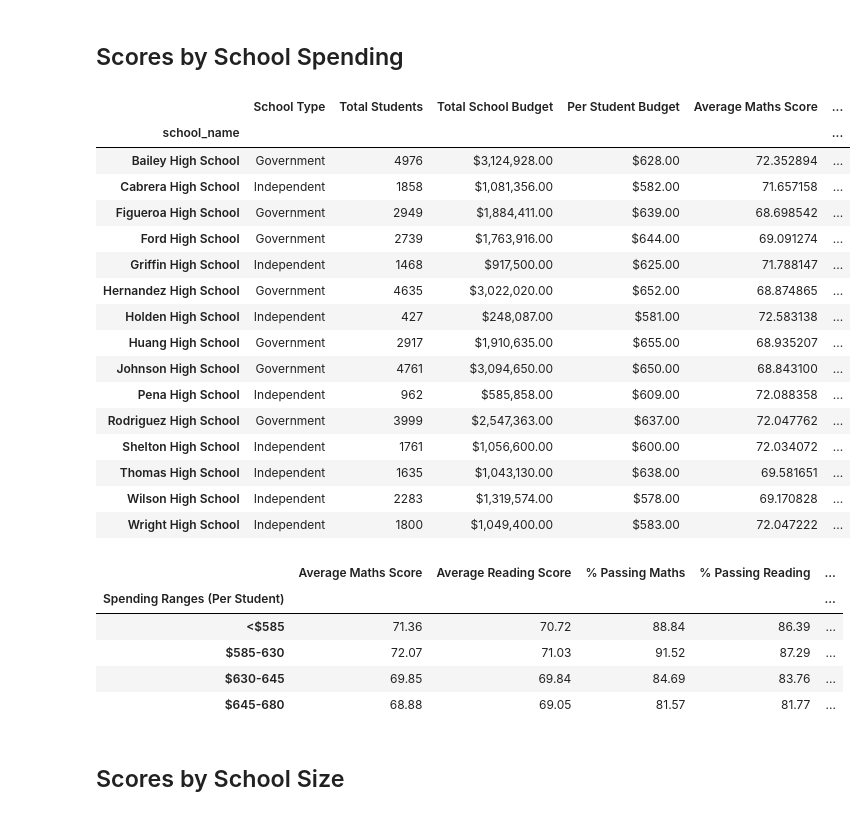
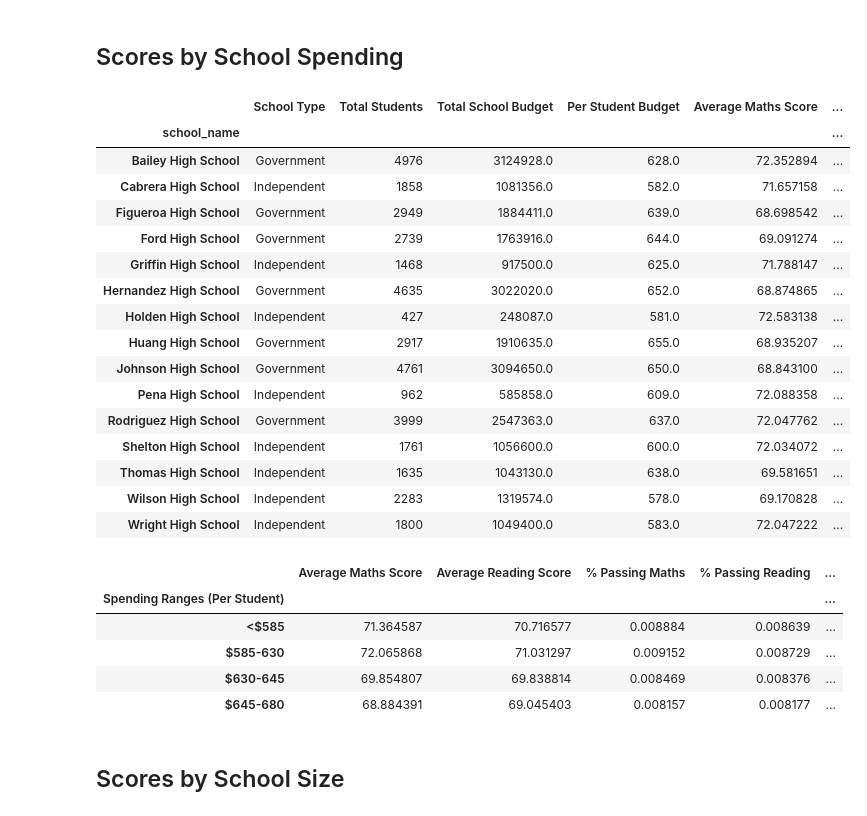
Before and after one commit to RafiPratomo/pandas-challenge, a Jupyter notebook: PyCitySchools_starter.ipynb, the cells around one changed output. Cells and saved outputs as stored; diff of their text form; code cells hidden in the pictures.

```diff
--- a/PyCitySchools_starter.ipynb
+++ b/PyCitySchools_starter.ipynb
@@ -73,7 +142,9 @@ per_school_reading =
 # %%
 # Get the students who passed maths and passed reading by creating separate filtered DataFrames from school_data_complete.
-school_passing_maths =
-school_passing_reading =
+school_passing_maths =  school_data_complete[school_data_complete["maths_score"] >= 50]
+school_passing_reading = school_data_complete[school_data_complete["reading_score"] >= 50]
 
 # Get the students who passed both reading and maths in a separate DataFrame from school_data_complete.
-passing_maths_and_reading =
+passing_maths_and_reading = school_data_complete[
+    (school_data_complete["maths_score"] >= 50) & (school_data_complete["reading_score"] >= 50)
+]
@@ -85,10 +151,25 @@ overall_passing_rate =
+# %%
+#  Calculate the Percentage Pass Rates
+per_school_passing_maths = school_passing_maths.groupby("school_name").count()["Student ID"] / (per_school_summary["Total Students"] * 100)
+per_school_passing_reading = school_passing_reading.groupby("school_name").count()["Student ID"] / (per_school_summary["Total Students"] * 100)
+overall_passing_rate = passing_maths_and_reading.groupby("school_name").count()["Student ID"] / (per_school_summary["Total Students"] * 100)
 # %%
 # Convert to DataFrame
-per_school_summary =
+per_school_summary = pd.DataFrame({
+    "School Type": school_types,
+    "Total Students": per_school_counts,
+    "Total School Budget": per_school_budget,
+    "Per Student Budget": per_school_capita,
+    "Average Maths Score": per_school_maths,
+    "Average Reading Score": per_school_reading,
+    "% Passing Maths": per_school_passing_maths,
+    "% Passing Reading": per_school_passing_reading,
+    "% Overall Passing": overall_passing_rate
+})
 
 # Formatting
-per_school_summary["Total School Budget"] = per_school_summary["Total School Budget"].map("${:,.2f}".format)
-per_school_summary["Per Student Budget"] = per_school_summary["Per Student Budget"].map("${:,.2f}".format)
+#per_school_summary["Total School Budget"] = per_school_summary["Total School Budget"].map("${:,.2f}".format)
+#per_school_summary["Per Student Budget"] = per_school_summary["Per Student Budget"].map("${:,.2f}".format)
 
 # Display the DataFrame
 per_school_summary
@@ -230,25 +321,25 @@ group_names = ["<$585", "$585-630", "$630-645", "$645-680"]
 school_spending_df = per_school_summary
 # %%
 # Categorise spending based on the bins.
-school_spending_df["Spending Ranges (Per Student)"] =
+school_spending_df["Spending Ranges (Per Student)"] = pd.cut(school_spending_df["Per Student Budget"], spending_bins, labels=group_names, include_lowest=True)
 school_spending_df
 # %% [output]
 |  | School Type | Total Students | Total School Budget | Per Student Budget | Average Maths Score | ... |
 | school_name |  |  |  |  |  | ... |
-| Bailey High School | Government | 4976 | $3,124,928.00 | $628.00 | 72.352894 | ... |
-| Cabrera High School | Independent | 1858 | $1,081,356.00 | $582.00 | 71.657158 | ... |
-| Figueroa High School | Government | 2949 | $1,884,411.00 | $639.00 | 68.698542 | ... |
-| Ford High School | Government | 2739 | $1,763,916.00 | $644.00 | 69.091274 | ... |
-| Griffin High School | Independent | 1468 | $917,500.00 | $625.00 | 71.788147 | ... |
-| Hernandez High School | Government | 4635 | $3,022,020.00 | $652.00 | 68.874865 | ... |
-| Holden High School | Independent | 427 | $248,087.00 | $581.00 | 72.583138 | ... |
-| Huang High School | Government | 2917 | $1,910,635.00 | $655.00 | 68.935207 | ... |
-| Johnson High School | Government | 4761 | $3,094,650.00 | $650.00 | 68.843100 | ... |
-| Pena High School | Independent | 962 | $585,858.00 | $609.00 | 72.088358 | ... |
-| Rodriguez High School | Government | 3999 | $2,547,363.00 | $637.00 | 72.047762 | ... |
-| Shelton High School | Independent | 1761 | $1,056,600.00 | $600.00 | 72.034072 | ... |
-| Thomas High School | Independent | 1635 | $1,043,130.00 | $638.00 | 69.581651 | ... |
-| Wilson High School | Independent | 2283 | $1,319,574.00 | $578.00 | 69.170828 | ... |
-| Wright High School | Independent | 1800 | $1,049,400.00 | $583.00 | 72.047222 | ... |
+| Bailey High School | Government | 4976 | 3124928.0 | 628.0 | 72.352894 | ... |
+| Cabrera High School | Independent | 1858 | 1081356.0 | 582.0 | 71.657158 | ... |
+| Figueroa High School | Government | 2949 | 1884411.0 | 639.0 | 68.698542 | ... |
+| Ford High School | Government | 2739 | 1763916.0 | 644.0 | 69.091274 | ... |
+| Griffin High School | Independent | 1468 | 917500.0 | 625.0 | 71.788147 | ... |
+| Hernandez High School | Government | 4635 | 3022020.0 | 652.0 | 68.874865 | ... |
+| Holden High School | Independent | 427 | 248087.0 | 581.0 | 72.583138 | ... |
+| Huang High School | Government | 2917 | 1910635.0 | 655.0 | 68.935207 | ... |
+| Johnson High School | Government | 4761 | 3094650.0 | 650.0 | 68.843100 | ... |
+| Pena High School | Independent | 962 | 585858.0 | 609.0 | 72.088358 | ... |
+| Rodriguez High School | Government | 3999 | 2547363.0 | 637.0 | 72.047762 | ... |
+| Shelton High School | Independent | 1761 | 1056600.0 | 600.0 | 72.034072 | ... |
+| Thomas High School | Independent | 1635 | 1043130.0 | 638.0 | 69.581651 | ... |
+| Wilson High School | Independent | 2283 | 1319574.0 | 578.0 | 69.170828 | ... |
+| Wright High School | Independent | 1800 | 1049400.0 | 583.0 | 72.047222 | ... |
 # %%
 #  Calculate averages for the desired columns.
@@ -260,16 +351,22 @@ overall_passing_spending = school_spending_df.groupby(["Spending Ranges (Per Stu
 # %%
 # Assemble into DataFrame
-spending_summary =
+spending_summary = pd.DataFrame({
+    "Average Maths Score": spending_maths_scores,
+    "Average Reading Score": spending_reading_scores,
+    "% Passing Maths": spending_passing_maths,
+    "% Passing Reading": spending_passing_reading,
+    "% Overall Passing": overall_passing_spending
+})
 
 # Display results
 spending_summary
 # %% [output]
 |  | Average Maths Score | Average Reading Score | % Passing Maths | % Passing Reading | ... |
 | Spending Ranges (Per Student) |  |  |  |  | ... |
-| <$585 | 71.36 | 70.72 | 88.84 | 86.39 | ... |
-| $585-630 | 72.07 | 71.03 | 91.52 | 87.29 | ... |
-| $630-645 | 69.85 | 69.84 | 84.69 | 83.76 | ... |
-| $645-680 | 68.88 | 69.05 | 81.57 | 81.77 | ... |
+| <$585 | 71.364587 | 70.716577 | 0.008884 | 0.008639 | ... |
+| $585-630 | 72.065868 | 71.031297 | 0.009152 | 0.008729 | ... |
+| $630-645 | 69.854807 | 69.838814 | 0.008469 | 0.008376 | ... |
+| $645-680 | 68.884391 | 69.045403 | 0.008157 | 0.008177 | ... |
 # %% [markdown]
 ## Scores by School Size
 # %%
```
Also changed, not shown: parts of 20 cells of this notebook, 3 other files.
